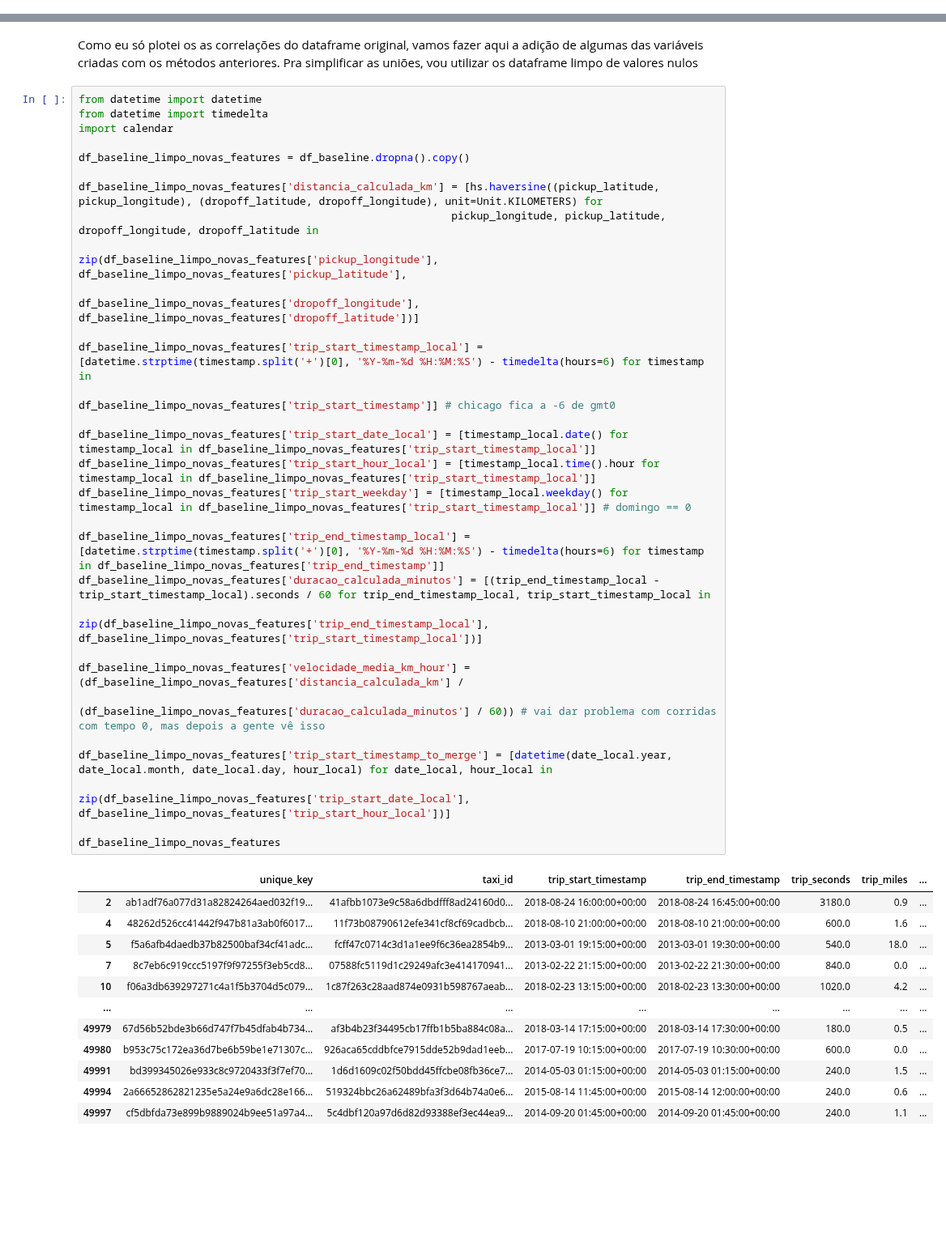
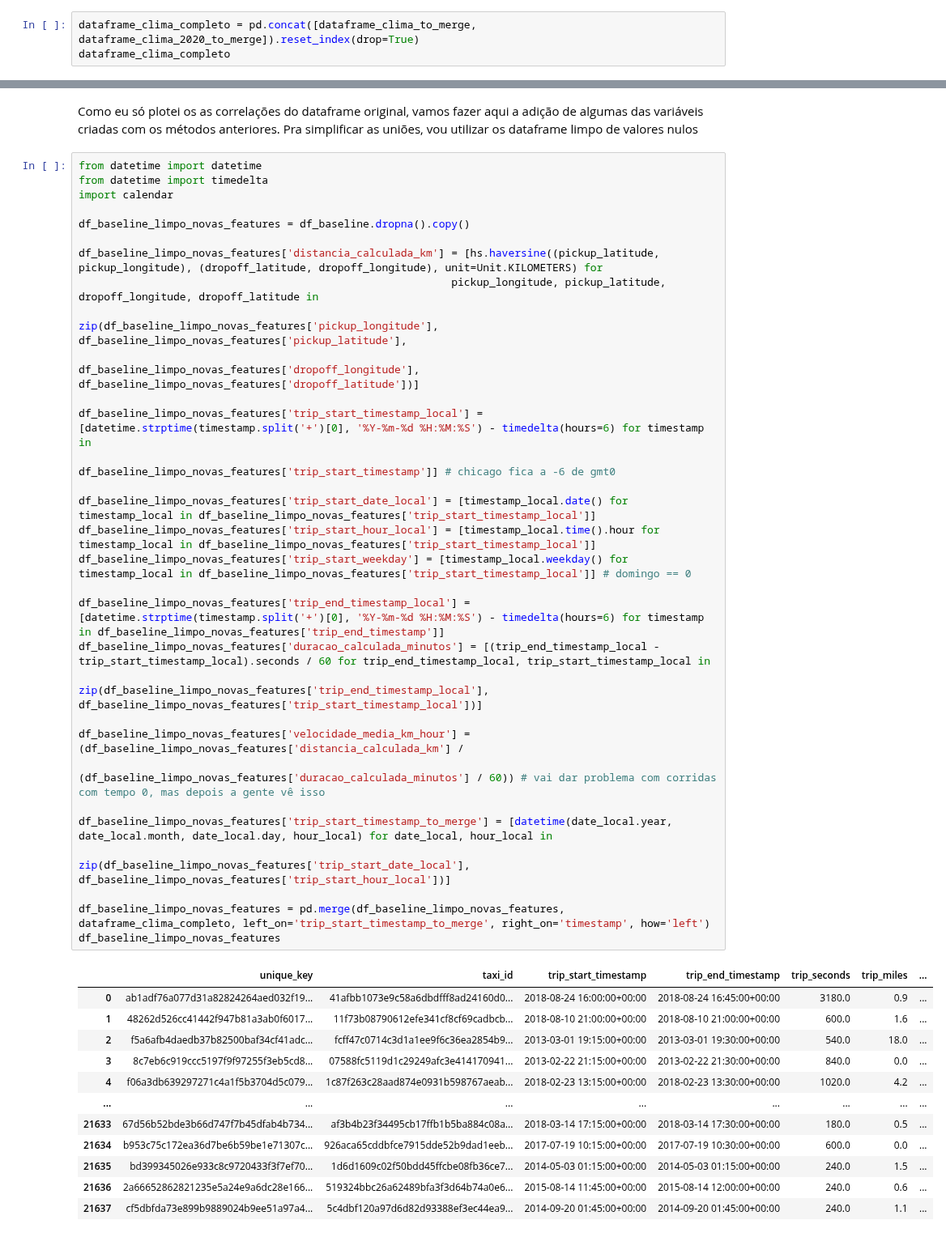
Before and after one commit to LeoFernanndes/portfolio, a Jupyter notebook: ChicagoTaxiRidePrice_parte2.ipynb, the cells around one changed output, grey strips where cells are left out. Shown at 81% size. Cells and saved outputs as stored; diff of their text form; blank space fills up the shorter version.

```diff
--- a/ChicagoTaxiRidePrice_parte2.ipynb
+++ b/ChicagoTaxiRidePrice_parte2.ipynb
@@ -614,0 +732,3 @@ Aqui, eu tentei simplicar ao máximo o processo dentro de uma única celula já
+# %%
+dataframe_clima_completo = pd.concat([dataframe_clima_to_merge, dataframe_clima_2020_to_merge]).reset_index(drop=True)
+dataframe_clima_completo
@@ -633,41 +767,42 @@ from datetime import datetime
 from datetime import timedelta
 import calendar
 
 df_baseline_limpo_novas_features = df_baseline.dropna().copy()
 
 df_baseline_limpo_novas_features['distancia_calculada_km'] = [hs.haversine((pickup_latitude, pickup_longitude), (dropoff_latitude, dropoff_longitude), unit=Unit.KILOMETERS) for
                                                            pickup_longitude, pickup_latitude, dropoff_longitude, dropoff_latitude in
                                                            zip(df_baseline_limpo_novas_features['pickup_longitude'], df_baseline_limpo_novas_features['pickup_latitude'],
                                                                df_baseline_limpo_novas_features['dropoff_longitude'], df_baseline_limpo_novas_features['dropoff_latitude'])]
 
 df_baseline_limpo_novas_features['trip_start_timestamp_local'] = [datetime.strptime(timestamp.split('+')[0], '%Y-%m-%d %H:%M:%S') - timedelta(hours=6) for timestamp in
                                                                   df_baseline_limpo_novas_features['trip_start_timestamp']] # chicago fica a -6 de gmt0
 
 df_baseline_limpo_novas_features['trip_start_date_local'] = [timestamp_local.date() for timestamp_local in df_baseline_limpo_novas_features['trip_start_timestamp_local']]
 df_baseline_limpo_novas_features['trip_start_hour_local'] = [timestamp_local.time().hour for timestamp_local in df_baseline_limpo_novas_features['trip_start_timestamp_local']]
 df_baseline_limpo_novas_features['trip_start_weekday'] = [timestamp_local.weekday() for timestamp_local in df_baseline_limpo_novas_features['trip_start_timestamp_local']] # domingo == 0
 
 df_baseline_limpo_novas_features['trip_end_timestamp_local'] = [datetime.strptime(timestamp.split('+')[0], '%Y-%m-%d %H:%M:%S') - timedelta(hours=6) for timestamp in df_baseline_limpo_novas_features['trip_end_timestamp']]
 df_baseline_limpo_novas_features['duracao_calculada_minutos'] = [(trip_end_timestamp_local - trip_start_timestamp_local).seconds / 60 for trip_end_timestamp_local, trip_start_timestamp_local in
                                                                  zip(df_baseline_limpo_novas_features['trip_end_timestamp_local'], df_baseline_limpo_novas_features['trip_start_timestamp_local'])]
 
 df_baseline_limpo_novas_features['velocidade_media_km_hour'] = (df_baseline_limpo_novas_features['distancia_calculada_km'] /
                                                                 (df_baseline_limpo_novas_features['duracao_calculada_minutos'] / 60)) # vai dar problema com corridas com tempo 0, mas depois a gente vê isso
 
 df_baseline_limpo_novas_features['trip_start_timestamp_to_merge'] = [datetime(date_local.year, date_local.month, date_local.day, hour_local) for date_local, hour_local in
                                                                      zip(df_baseline_limpo_novas_features['trip_start_date_local'], df_baseline_limpo_novas_features['trip_start_hour_local'])]
 
+df_baseline_limpo_novas_features = pd.merge(df_baseline_limpo_novas_features, dataframe_clima_completo, left_on='trip_start_timestamp_to_merge', right_on='timestamp', how='left')
 df_baseline_limpo_novas_features
 # %% [output]
 |  | unique_key | taxi_id | trip_start_timestamp | trip_end_timestamp | trip_seconds | trip_miles | ... |
-| 2 | ab1adf76a077d31a82824264aed032f19... | 41afbb1073e9c58a6dbdfff8ad24160d0... | 2018-08-24 16:00:00+00:00 | 2018-08-24 16:45:00+00:00 | 3180.0 | 0.9 | ... |
-| 4 | 48262d526cc41442f947b81a3ab0f6017... | 11f73b08790612efe341cf8cf69cadbcb... | 2018-08-10 21:00:00+00:00 | 2018-08-10 21:00:00+00:00 | 600.0 | 1.6 | ... |
-| 5 | f5a6afb4daedb37b82500baf34cf41adc... | fcff47c0714c3d1a1ee9f6c36ea2854b9... | 2013-03-01 19:15:00+00:00 | 2013-03-01 19:30:00+00:00 | 540.0 | 18.0 | ... |
-| 7 | 8c7eb6c919ccc5197f9f97255f3eb5cd8... | 07588fc5119d1c29249afc3e414170941... | 2013-02-22 21:15:00+00:00 | 2013-02-22 21:30:00+00:00 | 840.0 | 0.0 | ... |
-| 10 | f06a3db639297271c4a1f5b3704d5c079... | 1c87f263c28aad874e0931b598767aeab... | 2018-02-23 13:15:00+00:00 | 2018-02-23 13:30:00+00:00 | 1020.0 | 4.2 | ... |
+| 0 | ab1adf76a077d31a82824264aed032f19... | 41afbb1073e9c58a6dbdfff8ad24160d0... | 2018-08-24 16:00:00+00:00 | 2018-08-24 16:45:00+00:00 | 3180.0 | 0.9 | ... |
+| 1 | 48262d526cc41442f947b81a3ab0f6017... | 11f73b08790612efe341cf8cf69cadbcb... | 2018-08-10 21:00:00+00:00 | 2018-08-10 21:00:00+00:00 | 600.0 | 1.6 | ... |
+| 2 | f5a6afb4daedb37b82500baf34cf41adc... | fcff47c0714c3d1a1ee9f6c36ea2854b9... | 2013-03-01 19:15:00+00:00 | 2013-03-01 19:30:00+00:00 | 540.0 | 18.0 | ... |
+| 3 | 8c7eb6c919ccc5197f9f97255f3eb5cd8... | 07588fc5119d1c29249afc3e414170941... | 2013-02-22 21:15:00+00:00 | 2013-02-22 21:30:00+00:00 | 840.0 | 0.0 | ... |
+| 4 | f06a3db639297271c4a1f5b3704d5c079... | 1c87f263c28aad874e0931b598767aeab... | 2018-02-23 13:15:00+00:00 | 2018-02-23 13:30:00+00:00 | 1020.0 | 4.2 | ... |
 | ... | ... | ... | ... | ... | ... | ... | ... |
-| 49979 | 67d56b52bde3b66d747f7b45dfab4b734... | af3b4b23f34495cb17ffb1b5ba884c08a... | 2018-03-14 17:15:00+00:00 | 2018-03-14 17:30:00+00:00 | 180.0 | 0.5 | ... |
-| 49980 | b953c75c172ea36d7be6b59be1e71307c... | 926aca65cddbfce7915dde52b9dad1eeb... | 2017-07-19 10:15:00+00:00 | 2017-07-19 10:30:00+00:00 | 600.0 | 0.0 | ... |
-| 49991 | bd399345026e933c8c9720433f3f7ef70... | 1d6d1609c02f50bdd45ffcbe08fb36ce7... | 2014-05-03 01:15:00+00:00 | 2014-05-03 01:15:00+00:00 | 240.0 | 1.5 | ... |
-| 49994 | 2a66652862821235e5a24e9a6dc28e166... | 519324bbc26a62489bfa3f3d64b74a0e6... | 2015-08-14 11:45:00+00:00 | 2015-08-14 12:00:00+00:00 | 240.0 | 0.6 | ... |
-| 49997 | cf5dbfda73e899b9889024b9ee51a97a4... | 5c4dbf120a97d6d82d93388ef3ec44ea9... | 2014-09-20 01:45:00+00:00 | 2014-09-20 01:45:00+00:00 | 240.0 | 1.1 | ... |
+| 21633 | 67d56b52bde3b66d747f7b45dfab4b734... | af3b4b23f34495cb17ffb1b5ba884c08a... | 2018-03-14 17:15:00+00:00 | 2018-03-14 17:30:00+00:00 | 180.0 | 0.5 | ... |
+| 21634 | b953c75c172ea36d7be6b59be1e71307c... | 926aca65cddbfce7915dde52b9dad1eeb... | 2017-07-19 10:15:00+00:00 | 2017-07-19 10:30:00+00:00 | 600.0 | 0.0 | ... |
+| 21635 | bd399345026e933c8c9720433f3f7ef70... | 1d6d1609c02f50bdd45ffcbe08fb36ce7... | 2014-05-03 01:15:00+00:00 | 2014-05-03 01:15:00+00:00 | 240.0 | 1.5 | ... |
+| 21636 | 2a66652862821235e5a24e9a6dc28e166... | 519324bbc26a62489bfa3f3d64b74a0e6... | 2015-08-14 11:45:00+00:00 | 2015-08-14 12:00:00+00:00 | 240.0 | 0.6 | ... |
+| 21637 | cf5dbfda73e899b9889024b9ee51a97a4... | 5c4dbf120a97d6d82d93388ef3ec44ea9... | 2014-09-20 01:45:00+00:00 | 2014-09-20 01:45:00+00:00 | 240.0 | 1.1 | ... |
```
Also changed, not shown: parts of 14 cells of this notebook.
